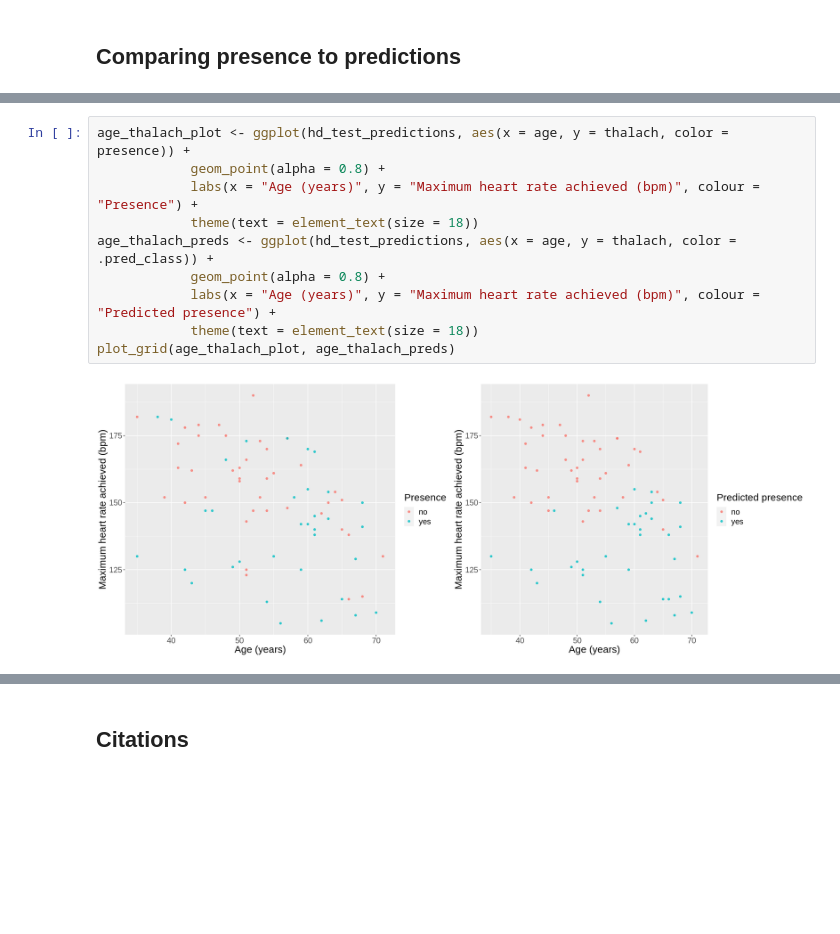
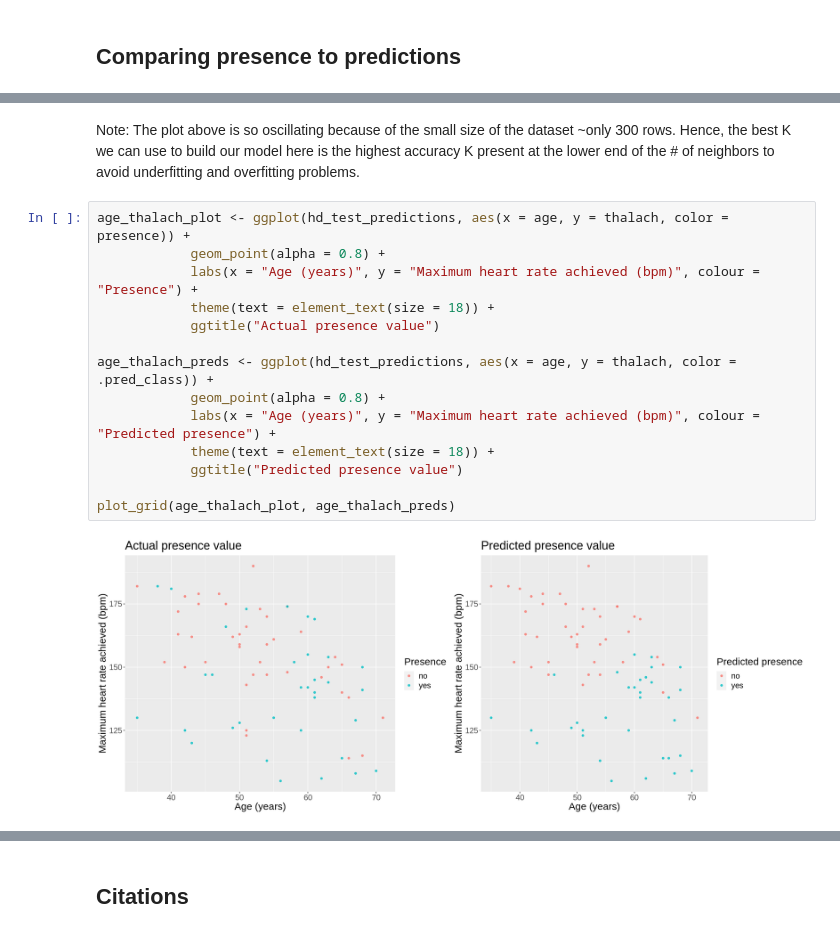
Before and after one commit to tashijain/DSCI100GroupProject, a Jupyter notebook: group_project_report.ipynb, the cells around one changed output, grey strips where cells are left out. Cells and saved outputs as stored; diff of their text form; blank space fills up the shorter version.

```diff
--- a/group_project_report.ipynb
+++ b/group_project_report.ipynb
@@ -697,15 +719,21 @@ plot_grid(age_oldpeak_plot, age_oldpeak_preds)
+# %% [markdown]
+Note: The plot above is so oscillating because of the small size of the dataset ~only 300 rows. Hence, the best K we can use to build our model here is the highest accuracy K present at the lower end of the # of neighbors to avoid underfitting and overfitting problems.
 # %%
 age_thalach_plot <- ggplot(hd_test_predictions, aes(x = age, y = thalach, color = presence)) +
             geom_point(alpha = 0.8) +
             labs(x = "Age (years)", y = "Maximum heart rate achieved (bpm)", colour = "Presence") +
-            theme(text = element_text(size = 18))
+            theme(text = element_text(size = 18)) +
+            ggtitle("Actual presence value")
+
 age_thalach_preds <- ggplot(hd_test_predictions, aes(x = age, y = thalach, color = .pred_class)) +
             geom_point(alpha = 0.8) +
             labs(x = "Age (years)", y = "Maximum heart rate achieved (bpm)", colour = "Predicted presence") +
-            theme(text = element_text(size = 18))
+            theme(text = element_text(size = 18)) +
+            ggtitle("Predicted presence value")
+
 plot_grid(age_thalach_plot, age_thalach_preds)
 # %% [output]
-[figure, old version]
+[figure, new version]
 # %%
 oldpeak_thalach_plot <- ggplot(hd_test_predictions, aes(x = oldpeak, y = thalach, color = presence)) +
             geom_point(alpha = 0.8) +
```
Also changed, not shown: parts of 13 cells of this notebook.
